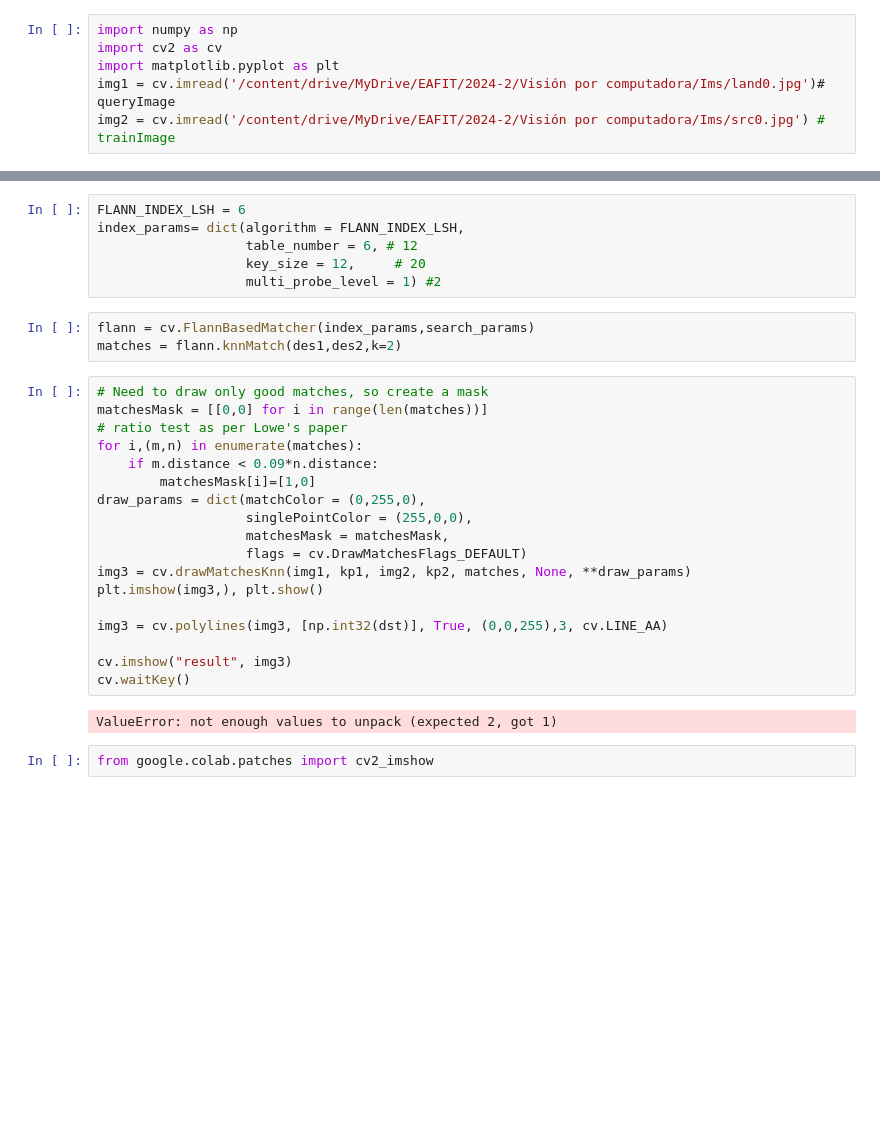
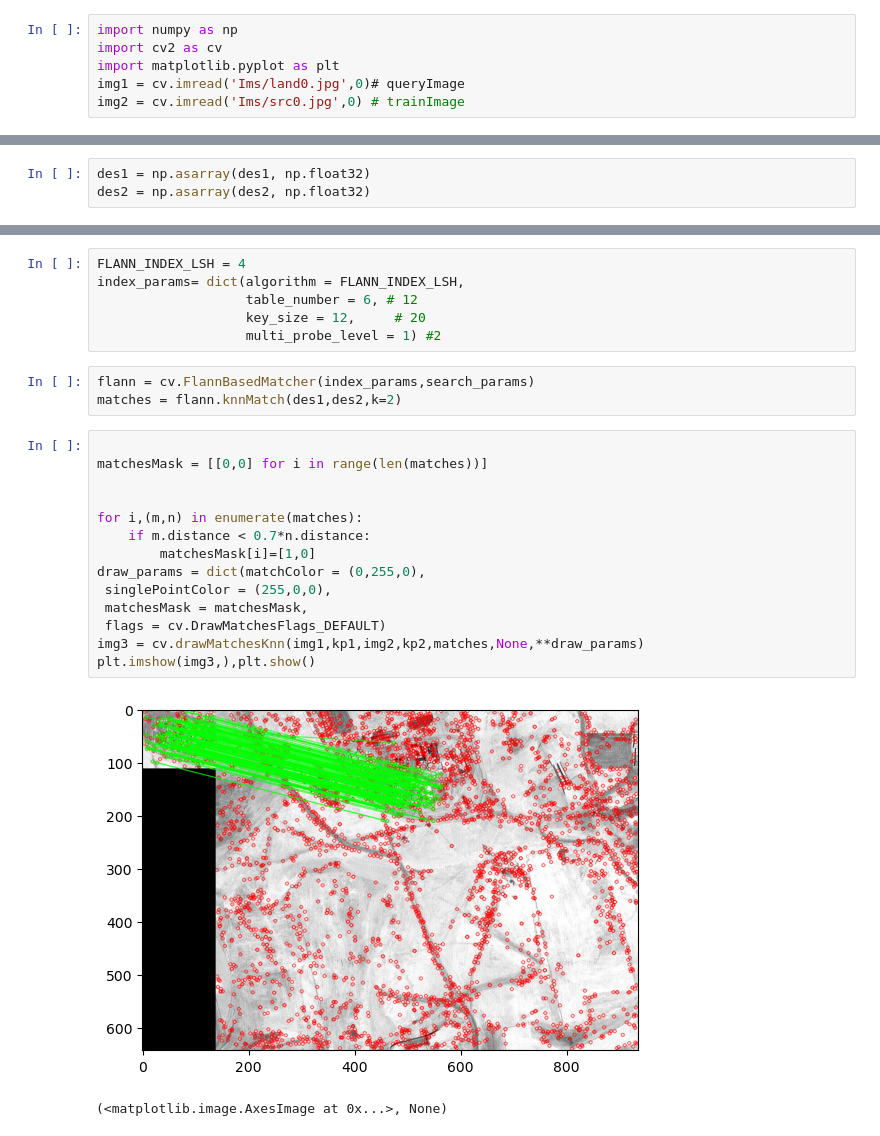
Before and after one commit to Jcortegam/VCAgricultura, a Jupyter notebook: Tarea 5/Tarea5.ipynb, the cells around one changed output, grey strips where cells are left out. Saved outputs shown, nothing was run; the diff lists cells and outputs as text; blank space fills up the shorter version.

```diff
--- a/Tarea 5/Tarea5.ipynb
+++ b/Tarea 5/Tarea5.ipynb
@@ -7,8 +2,8 @@ Drive already mounted at /content/drive; to attempt to forcibly remount, call dr
 import numpy as np
 import cv2 as cv
 import matplotlib.pyplot as plt
-img1 = cv.imread('/content/drive/MyDrive/EAFIT/2024-2/Visión por computadora/Ims/land0.jpg')# queryImage
-img2 = cv.imread('/content/drive/MyDrive/EAFIT/2024-2/Visión por computadora/Ims/src0.jpg') # trainImage
+img1 = cv.imread('Ims/land0.jpg',0)# queryImage
+img2 = cv.imread('Ims/src0.jpg',0) # trainImage
 # %%
 # Initiate SIFT detector
 sift = cv.SIFT_create()
@@ -16,3 +11,6 @@ sift = cv.SIFT_create()
 # encontrar los puntos clave y descriptores con SIFT
 kp1, des1 = sift.detectAndCompute(img1,None)
 kp2, des2 = sift.detectAndCompute(img2,None)
+# %%
+des1 = np.asarray(des1, np.float32)
+des2 = np.asarray(des2, np.float32)
@@ -28,5 +40,5 @@ index_params = dict(algorithm = FLANN_INDEX_KDTREE, trees = 5)
 # %%
-FLANN_INDEX_LSH = 6
+FLANN_INDEX_LSH = 4
 index_params= dict(algorithm = FLANN_INDEX_LSH,
                    table_number = 6, # 12
                    key_size = 12,     # 20
@@ -35,24 +47,19 @@ index_params= dict(algorithm = FLANN_INDEX_LSH,
 flann = cv.FlannBasedMatcher(index_params,search_params)
 matches = flann.knnMatch(des1,des2,k=2)
 # %%
-# Need to draw only good matches, so create a mask
+
 matchesMask = [[0,0] for i in range(len(matches))]
-# ratio test as per Lowe's paper
+
+
 for i,(m,n) in enumerate(matches):
-    if m.distance < 0.09*n.distance:
+    if m.distance < 0.7*n.distance:
         matchesMask[i]=[1,0]
 draw_params = dict(matchColor = (0,255,0),
-                   singlePointColor = (255,0,0),
-                   matchesMask = matchesMask,
-                   flags = cv.DrawMatchesFlags_DEFAULT)
-img3 = cv.drawMatchesKnn(img1, kp1, img2, kp2, matches, None, **draw_params)
-plt.imshow(img3,), plt.show()
-
-img3 = cv.polylines(img3, [np.int32(dst)], True, (0,0,255),3, cv.LINE_AA)
-
-cv.imshow("result", img3)
-cv.waitKey()
+ singlePointColor = (255,0,0),
+ matchesMask = matchesMask,
+ flags = cv.DrawMatchesFlags_DEFAULT)
+img3 = cv.drawMatchesKnn(img1,kp1,img2,kp2,matches,None,**draw_params)
+plt.imshow(img3,),plt.show()
 # %% [output]
+[figure, added]
-ValueError: not enough values to unpack (expected 2, got 1)
+(<matplotlib.image.AxesImage at 0x...>, None)
-# %%
-from google.colab.patches import cv2_imshow
```
Also changed, not shown: parts of 4 cells of this notebook.
